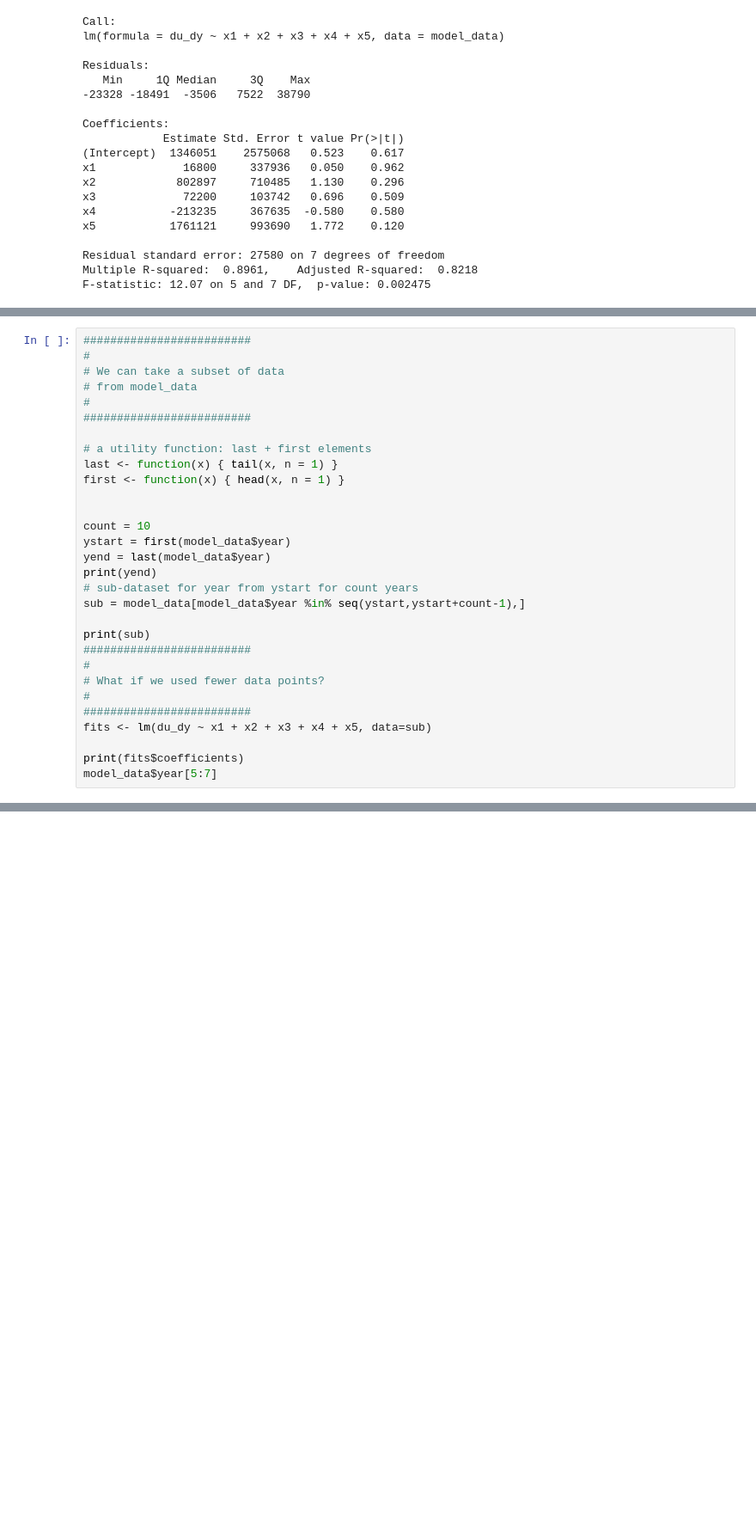
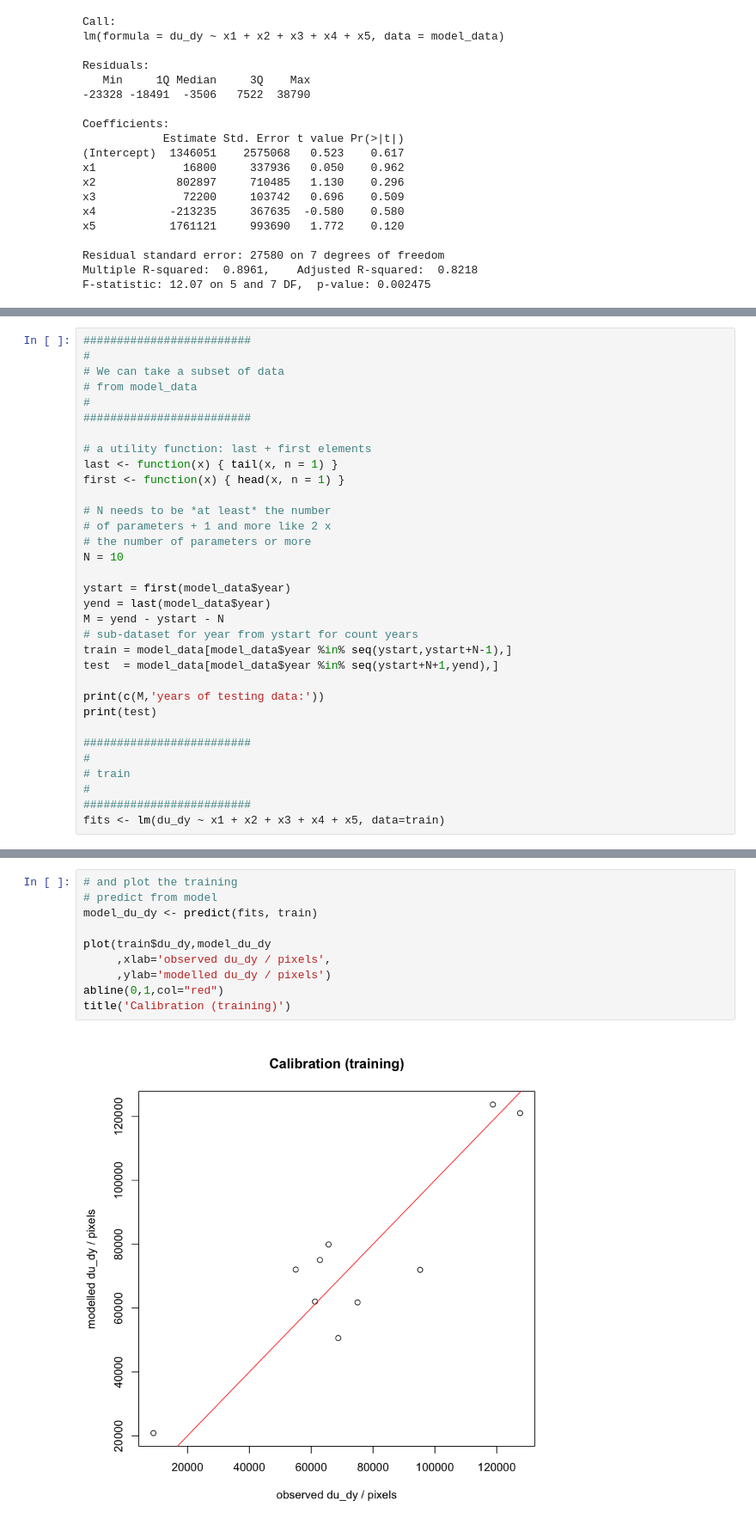
Before and after one commit to profLewis/GEOG0027_Coursework, a Jupyter notebook: docs/2021_UrbanModel.ipynb, the cells around one changed output, grey strips where cells are left out. Shown: that part at 86% size. Cells and saved outputs as stored; diff of their text form; blank space fills up the shorter version.

```diff
--- a/docs/2021_UrbanModel.ipynb
+++ b/docs/2021_UrbanModel.ipynb
@@ -442,22 +551,25 @@ legend(1988, 1800000, legend=c("modelled","measured"),
 last <- function(x) { tail(x, n = 1) }
 first <- function(x) { head(x, n = 1) }
 
+# N needs to be *at least* the number
+# of parameters + 1 and more like 2 x
+# the number of parameters or more
+N = 10
 
-count = 10
 ystart = first(model_data$year)
 yend = last(model_data$year)
-print(yend)
+M = yend - ystart - N
 # sub-dataset for year from ystart for count years
-sub = model_data[model_data$year %in% seq(ystart,ystart+count-1),]
+train = model_data[model_data$year %in% seq(ystart,ystart+N-1),]
+test  = model_data[model_data$year %in% seq(ystart+N+1,yend),]
 
-print(sub)
+print(c(M,'years of testing data:'))
+print(test)
+
 #########################
 #
-# What if we used fewer data points?
+# train
 #
 #########################
-fits <- lm(du_dy ~ x1 + x2 + x3 + x4 + x5, data=sub)
-
-print(fits$coefficients)
-model_data$year[5:7]
+fits <- lm(du_dy ~ x1 + x2 + x3 + x4 + x5, data=train)
 # %% [output]
@@ -480,0 +582,12 @@ model_data$year[5:7]
+# %%
+# and plot the training
+# predict from model
+model_du_dy <- predict(fits, train)
+
+plot(train$du_dy,model_du_dy
+     ,xlab='observed du_dy / pixels',
+     ,ylab='modelled du_dy / pixels')
+abline(0,1,col="red")
+title('Calibration (training)')
+# %% [output]
+[figure, added]
```
Also changed, not shown: parts of 14 cells of this notebook, 1 other file.
